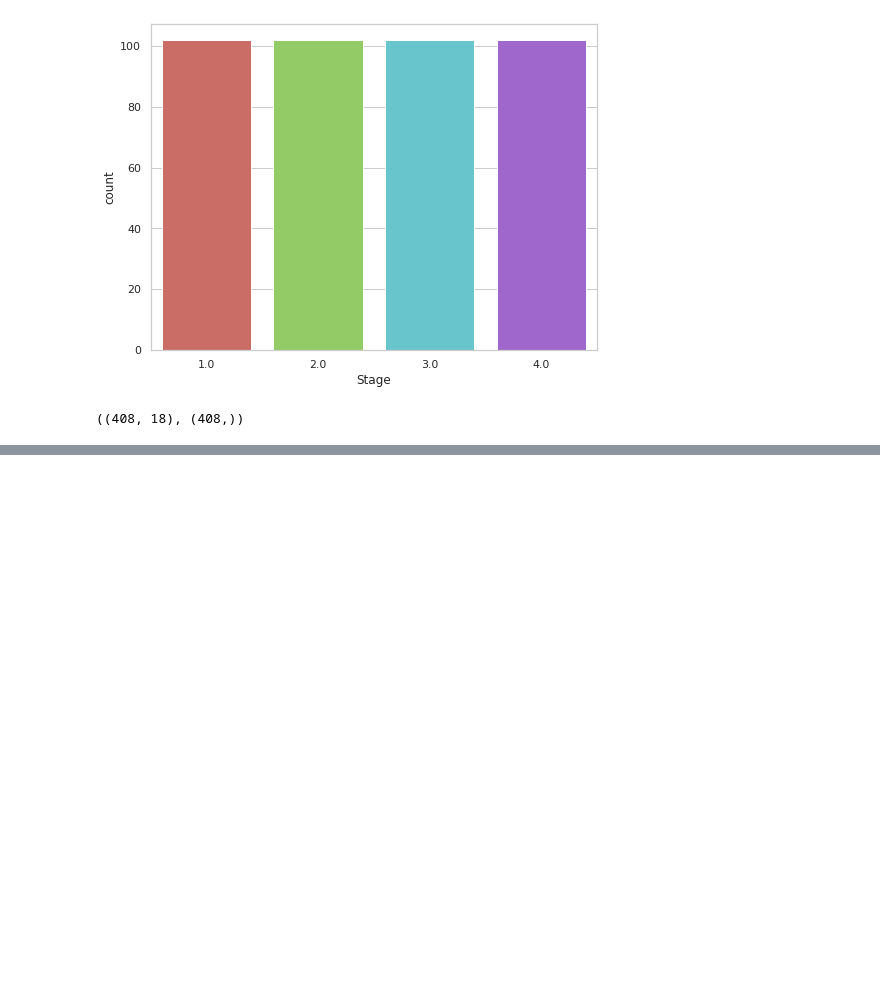
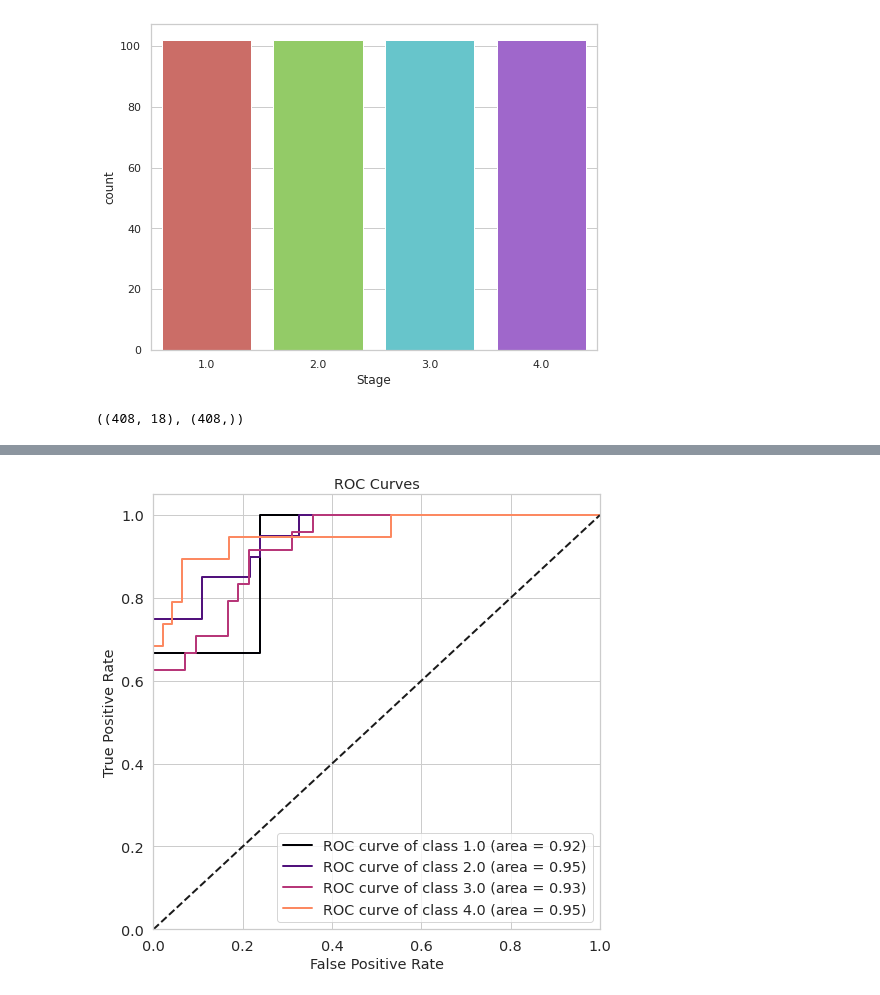
Before and after one commit to ChristosChousanlis/Cirhossis_Stage_Classification, a Jupyter notebook: analysis/Cirrhosis_analysis.ipynb, the cells around one changed output, grey strips where cells are left out. Cells and saved outputs as stored; diff of their text form; code cells hidden in the pictures; blank space fills up the shorter version.

```diff
--- a/analysis/Cirrhosis_analysis.ipynb
+++ b/analysis/Cirrhosis_analysis.ipynb
@@ -416,3 +455,10 @@ plt.show()
+# %%
+probs = grid_search.predict_proba(X_test)
+skplt.metrics.plot_roc(y_test, probs,figsize=[8,8], cmap='magma',
+                       plot_macro=False,plot_micro=False,text_fontsize='large')
+plt.show()
+# %% [output]
+[figure, added]
 # %%
 import shap
 # %%
```
Also changed, not shown: parts of 30 cells of this notebook, 1 other file.
